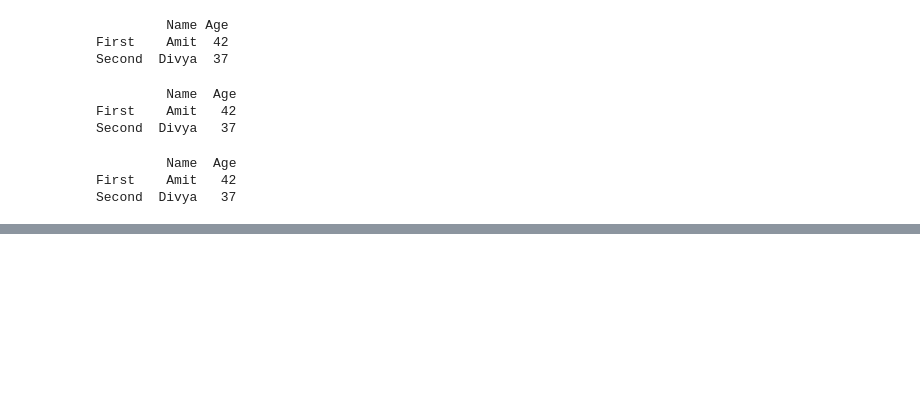
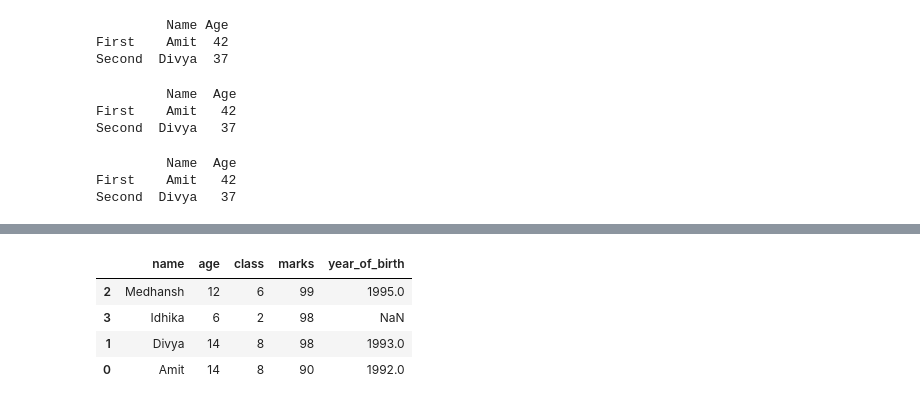
Before and after one commit to amitarora15/my_python_poc, a Jupyter notebook: app/my_pandas.ipynb, the cells around one changed output, grey strips where cells are left out. Saved outputs shown, nothing was run; the diff lists cells and outputs as text; code cells hidden in the pictures; blank space fills up the shorter version.

```diff
--- a/app/my_pandas.ipynb
+++ b/app/my_pandas.ipynb
@@ -75,0 +156,8 @@ Second  Divya   37
+# %%
+df.sort_values(by=["marks","age"], ascending=[False,True])
+# %% [output]
+|  | name | age | class | marks | year_of_birth |
+| 2 | Medhansh | 12 | 6 | 99 | 1995.0 |
+| 3 | Idhika | 6 | 2 | 98 | NaN |
+| 1 | Divya | 14 | 8 | 98 | 1993.0 |
+| 0 | Amit | 14 | 8 | 90 | 1992.0 |
```
Also changed, not shown: parts of 16 cells of this notebook, 1 other file.
